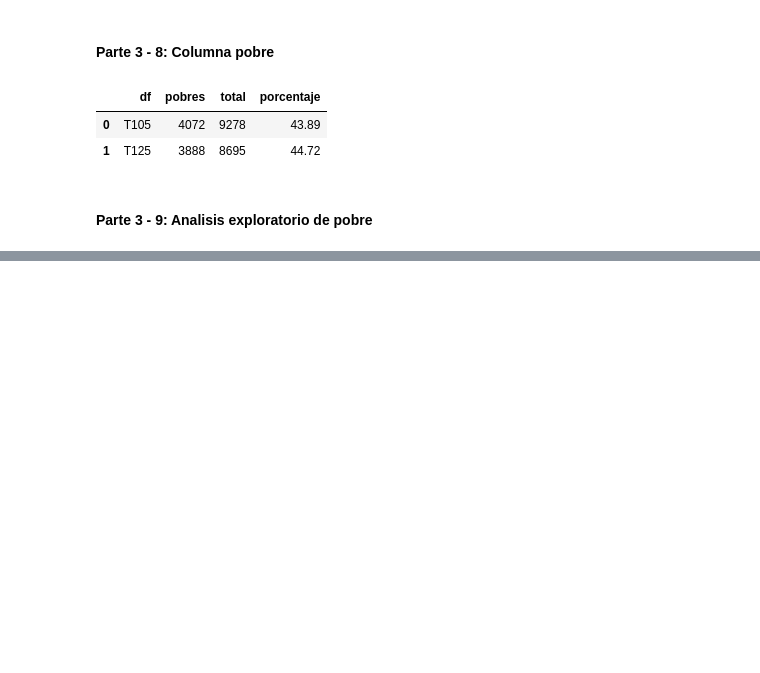
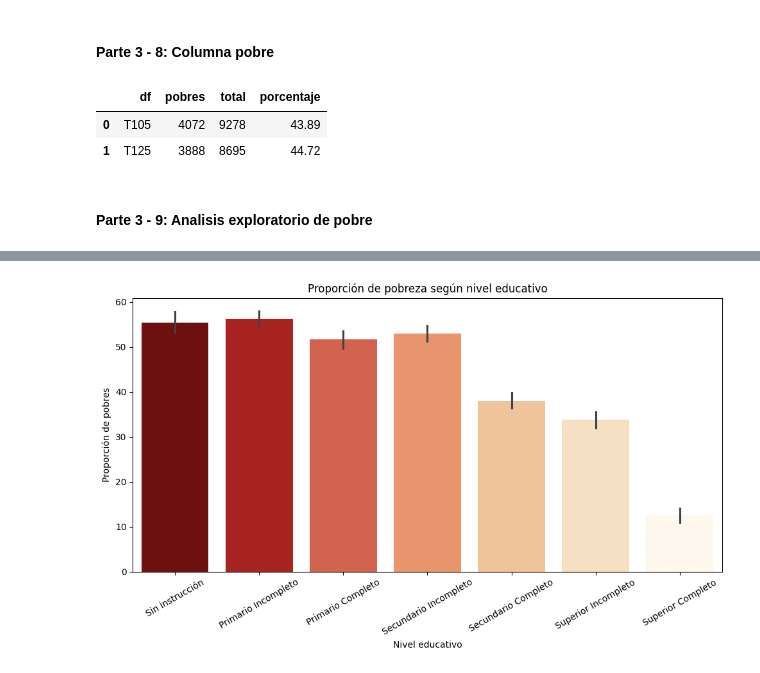
Before and after one commit to alvarezmartin2411-debug/Big-Data-UBA--Grupo-2, a Jupyter notebook: TP1/Program_TP1_Grupo2.ipynb, the cells around one changed output, grey strips where cells are left out. Cells and saved outputs as stored; diff of their text form; code cells hidden in the pictures; blank space fills up the shorter version.

```diff
--- a/TP1/Program_TP1_Grupo2.ipynb
+++ b/TP1/Program_TP1_Grupo2.ipynb
@@ -457,0 +524,38 @@ tabla_pobreza
+# %%
+barras = respondieron.copy()
+barras.loc[:,"nivel_ed"] = barras["nivel_ed"].replace(7,0)
+
+
+# Gráfico de barras: proporción de pobres por nivel educativo
+plt.figure(figsize=(10, 6))
+
+
+sns.barplot(
+    data=barras,
+    x='nivel_ed',
+    hue = 'nivel_ed',
+    legend = False,
+    y='pobre',
+    estimator=np.mean,
+    palette='OrRd_r'
+)
+
+plt.xlabel('Nivel educativo')
+plt.ylabel('Proporción de pobres')
+plt.title('Proporción de pobreza según nivel educativo')
+plt.xticks(
+    ticks=[0, 1, 2, 3, 4, 5, 6],
+    labels=[
+        'Sin instrucción', 'Primario Incompleto', 'Primario Completo',
+        'Secundario Incompleto', 'Secundario Completo',
+        'Superior Incompleto', 'Superior Completo'
+    ],
+    rotation=30
+)
+plt.yticks(np.arange(0, 0.61, 0.1), labels=[f'{x*100:.0f}' for x in np.arange(0, 0.61, 0.1)])
+
+
+plt.tight_layout()
+plt.show()
+# %% [output]
+[figure, added]
```
Also changed, not shown: parts of 2 cells of this notebook.
